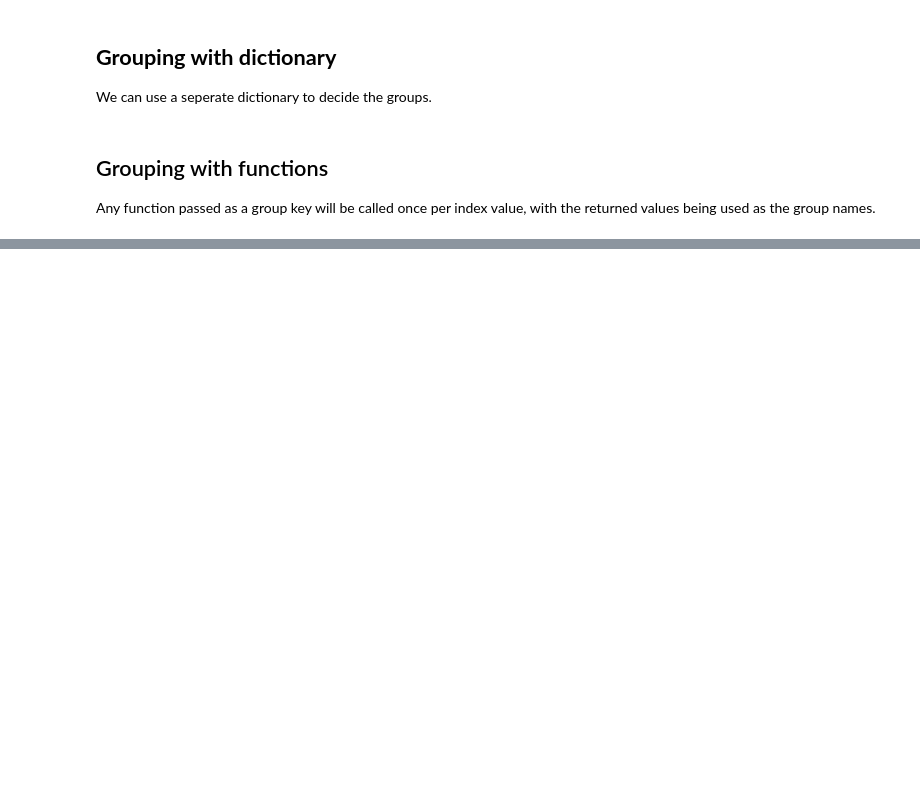
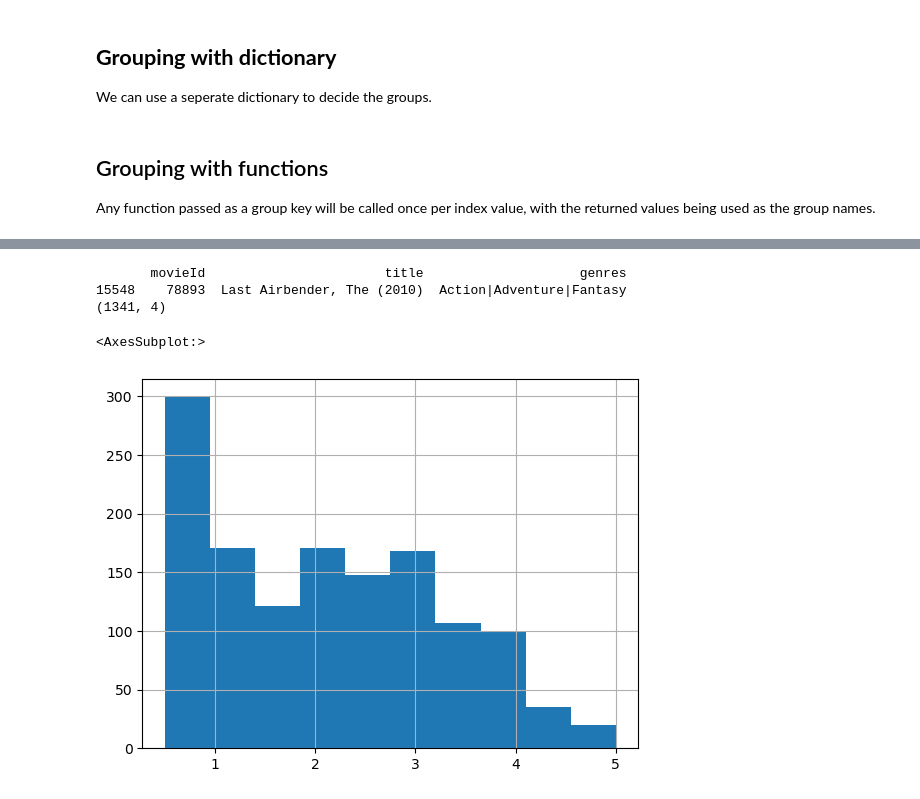
Before and after one commit to ch00226855/CMP464788Spring2023, a Jupyter notebook: Week13_GroupByMechanics.ipynb, the cells around one changed output, grey strips where cells are left out. Saved outputs shown, nothing was run; the diff lists cells and outputs as text; code cells hidden in the pictures; blank space fills up the shorter version.

```diff
--- a/Week13_GroupByMechanics.ipynb
+++ b/Week13_GroupByMechanics.ipynb
@@ -171,0 +360,3 @@ data.groupby(lambda x: x[0]).mean()
+# %%
+movies = pd.read_csv('data/ml-latest/movies.csv')
+movies.head()
@@ -171,0 +396,16 @@ data.groupby(lambda x: x[0]).mean()
+# %%
+name = "Last Airbender"
+result = movies[movies['title'].str.contains(name)]
+print(result)
+
+movie_id = 78893
+ratings_subset = ratings[ratings['movieId'] == movie_id]
+print(ratings_subset.shape)
+
+ratings_subset['rating'].hist()
+# %% [output]
+       movieId                       title                    genres
+15548    78893  Last Airbender, The (2010)  Action|Adventure|Fantasy
+(1341, 4)
+<AxesSubplot:>
+[figure, added]
```
Also changed, not shown: parts of 37 cells of this notebook.
